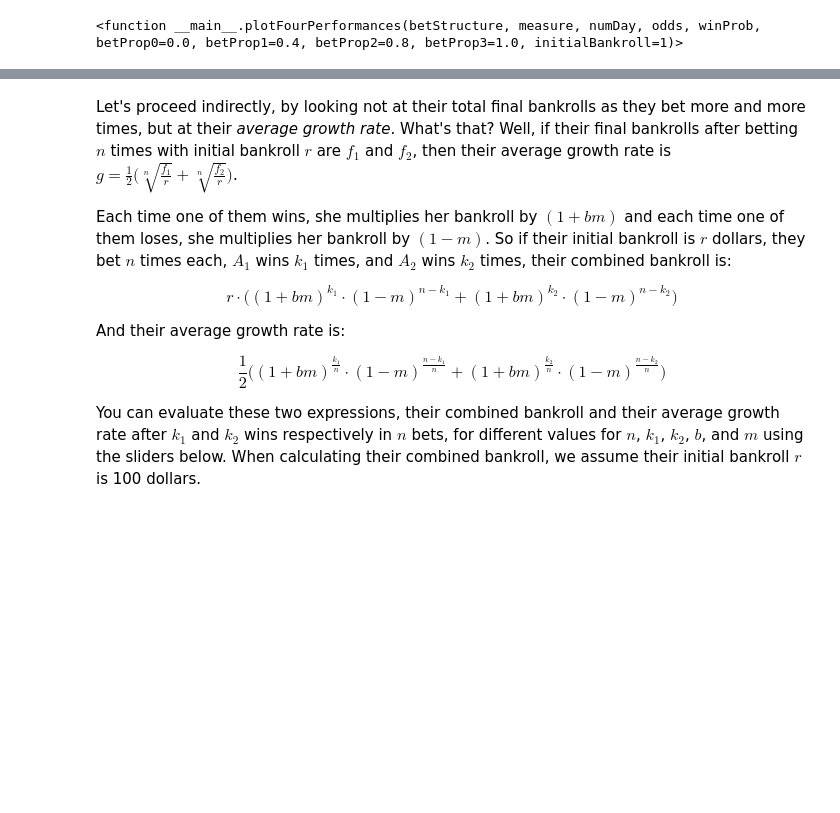
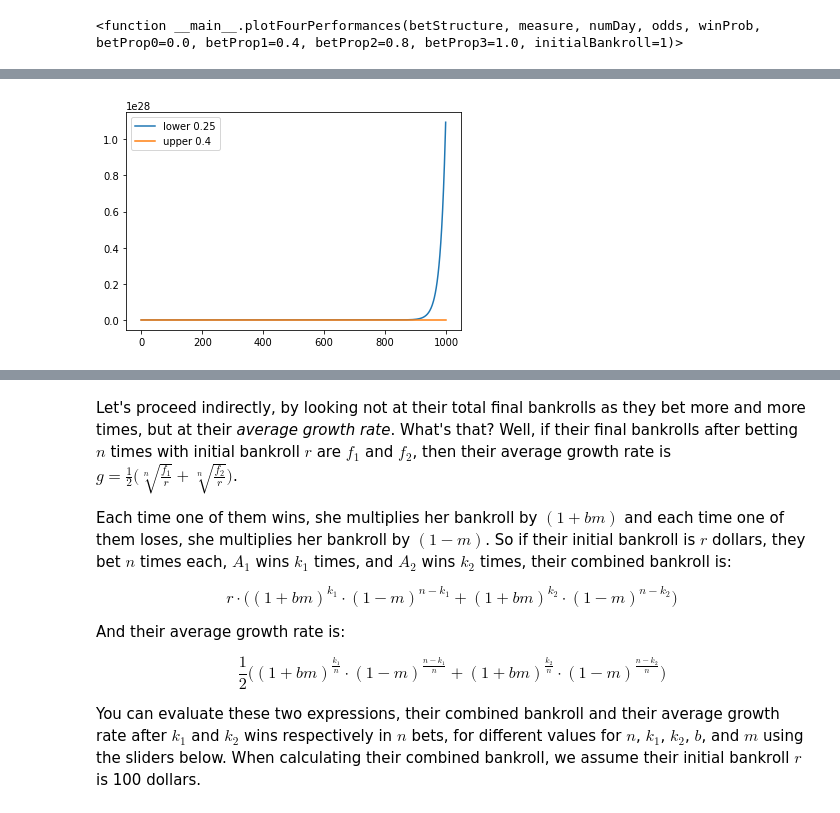
Before and after one commit to cosmo-grant/long-run-and-short-run, a Jupyter notebook: how to iterate a gambling problem.ipynb, the cells around one changed output, grey strips where cells are left out. Drawn from its saved outputs; the diff is of its cells as text; code cells hidden in the pictures; blank space fills up the shorter version.

```diff
--- a/how to iterate a gambling problem.ipynb
+++ b/how to iterate a gambling problem.ipynb
@@ -259,0 +416,13 @@ interactive(children=(Dropdown(description='betStructure', options={'horizontal'
+# %%
+def lowerBound(m,n,e):
+    return n*((1-m)*(1+2*m))**(n*(0.5-e))
+
+def higherBound(m,n,e):
+    return n*((1-m)*(1+2*m))**(n*(0.5+e))
+
+plt.plot([lowerBound(0.25,n,0.01) for n in range(1000)], label='lower 0.25')
+plt.plot([higherBound(0.4,n,0.01) for n in range(1000)], label='upper 0.4')
+plt.legend()
+plt.show()
+# %% [output]
+[figure, added]
```
Also changed, not shown: parts of 20 cells of this notebook.
